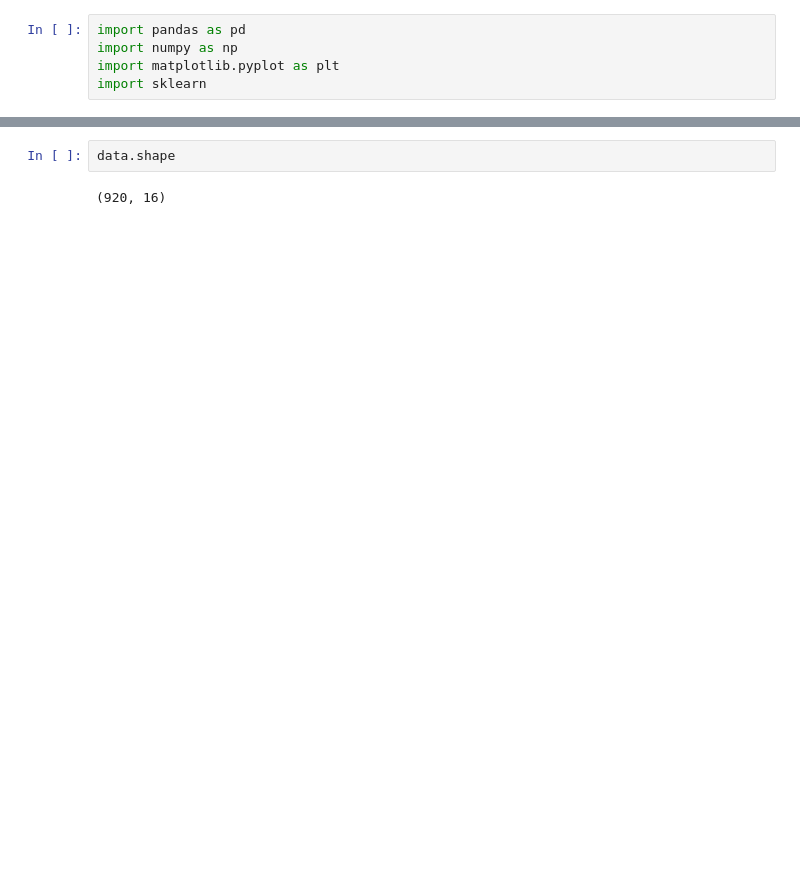
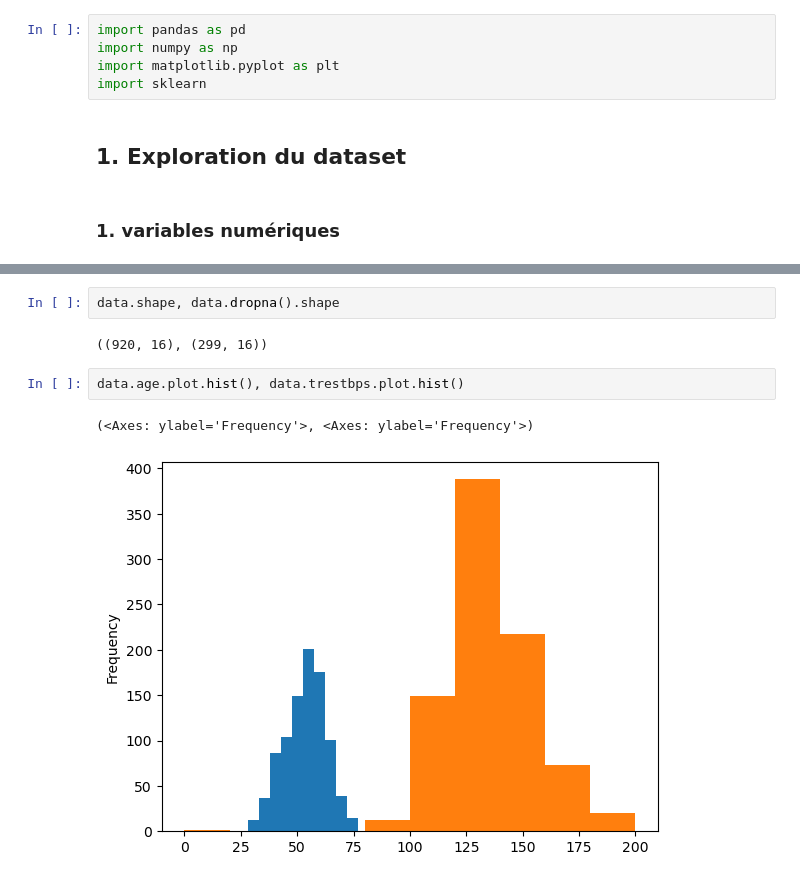
Before and after one commit to guilhemgrvx/ML_project, a Jupyter notebook: UCI_disease.ipynb, the cells around one changed output, grey strips where cells are left out. Drawn from its saved outputs; the diff is of its cells as text; blank space fills up the shorter version.

```diff
--- a/UCI_disease.ipynb
+++ b/UCI_disease.ipynb
@@ -3,6 +3,10 @@ import pandas as pd
 import numpy as np
 import matplotlib.pyplot as plt
 import sklearn
+# %% [markdown]
+## 1. Exploration du dataset
+# %% [markdown]
+### 1. variables numériques
 # %%
 data = pd.read_csv("/home/onyxia/ML_project/heart_disease_uci.csv")
 data.head()
@@ -14,6 +18,11 @@ data.head()
 | 3 | 4 | 37 | Male | Cleveland | non-anginal | 130.0 | 250.0 | False | normal | 187.0 | False | ... |
 | 4 | 5 | 41 | Female | Cleveland | atypical angina | 130.0 | 204.0 | False | lv hypertrophy | 172.0 | False | ... |
 # %%
-data.shape
+data.shape, data.dropna().shape
 # %% [output]
-(920, 16)
+((920, 16), (299, 16))
+# %%
+data.age.plot.hist(), data.trestbps.plot.hist()
+# %% [output]
+(<Axes: ylabel='Frequency'>, <Axes: ylabel='Frequency'>)
+[figure, added]
```
Also changed, not shown: parts of 17 cells of this notebook.
